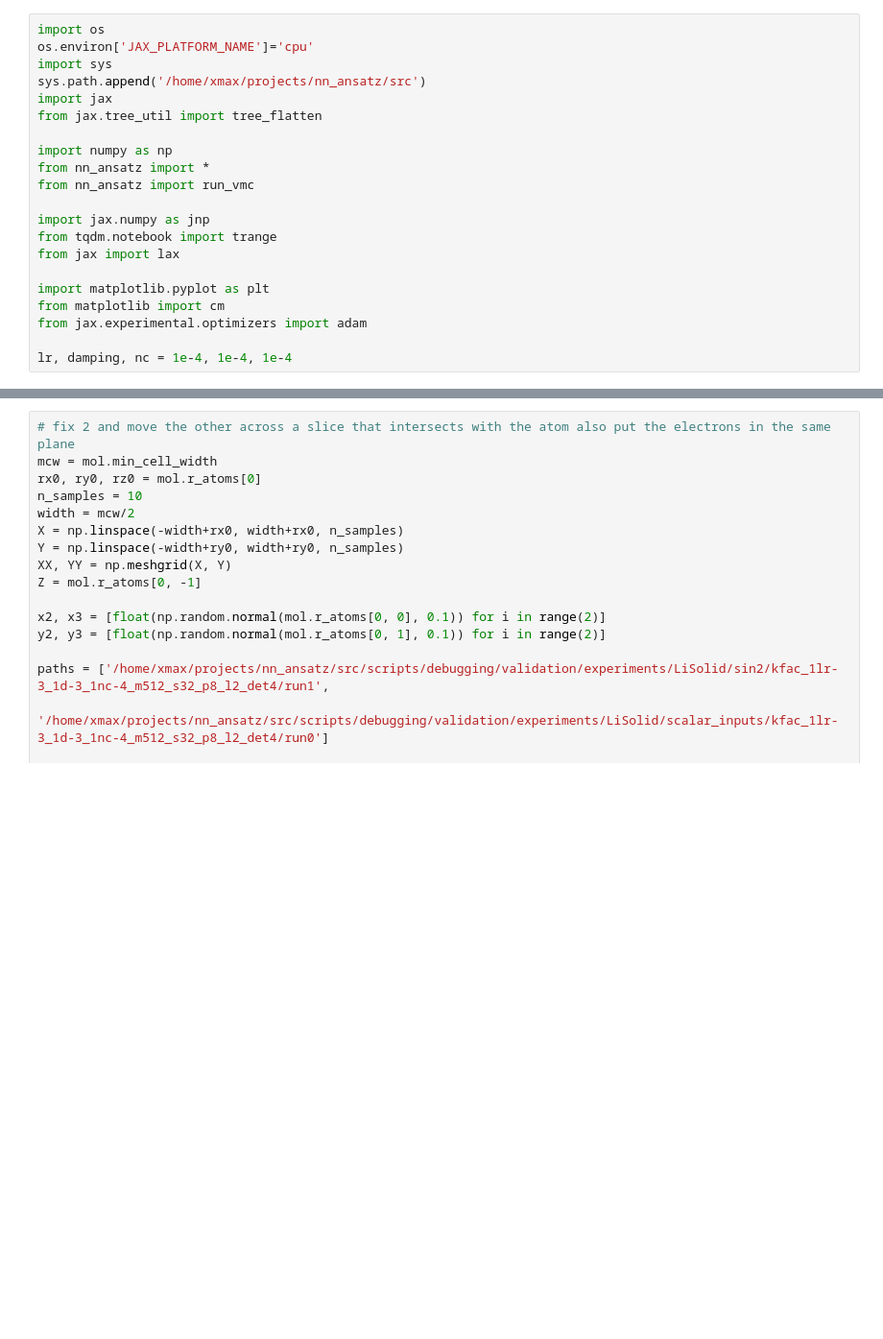
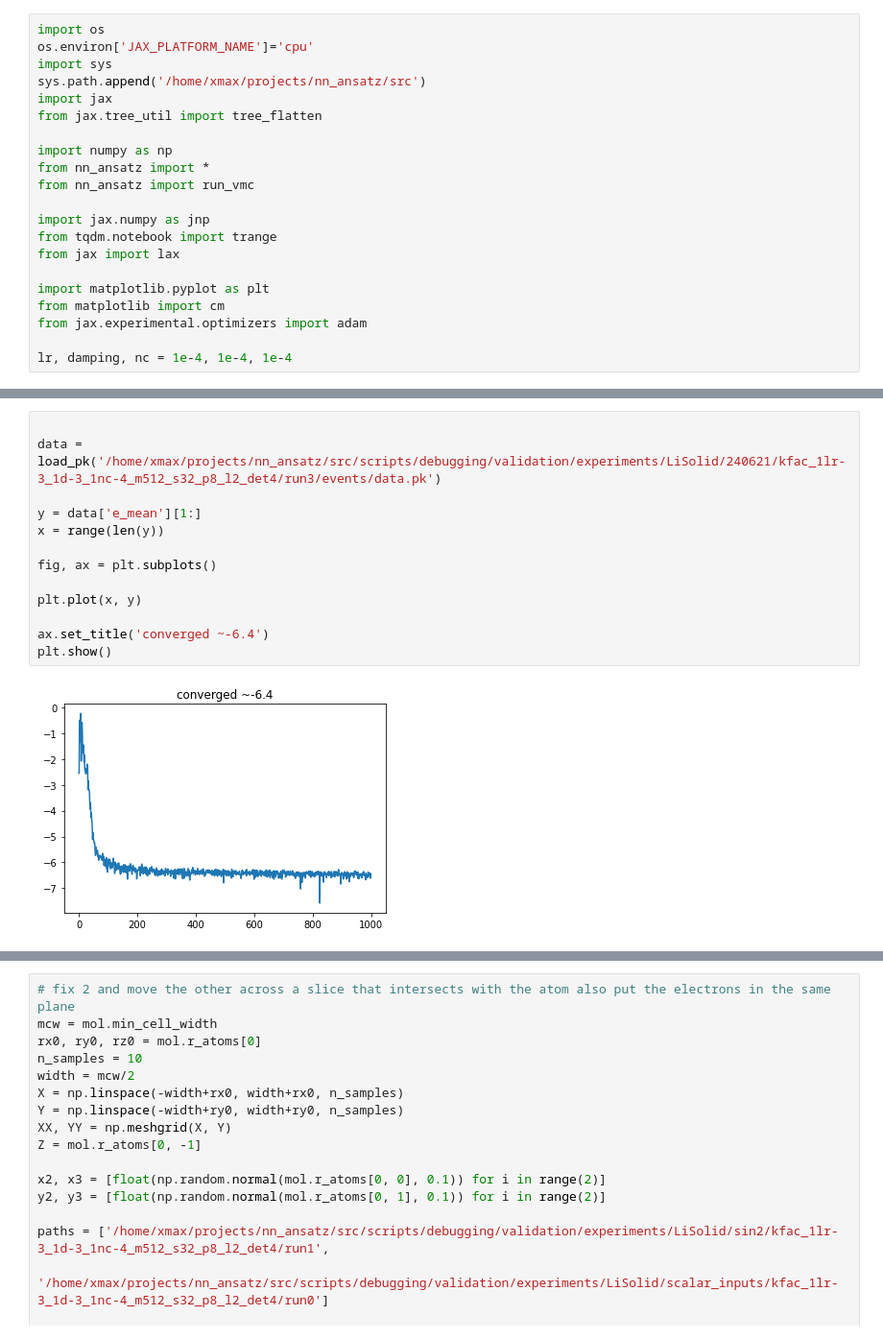
Before and after one commit to xmax1/nn_ansatz, a Jupyter notebook: src/scripts/debugging/validation/180621_dep.ipynb, the cells around one changed output, grey strips where cells are left out. Shown at 96% size. Cells and saved outputs as stored; diff of their text form; blank space fills up the shorter version.

```diff
--- a/src/scripts/debugging/validation/180621.ipynb
+++ b/src/scripts/debugging/validation/180621_dep.ipynb
@@ -29,3 +106,18 @@ def save_pk(x, path):
+# %%
+
+data = load_pk('/home/xmax/projects/nn_ansatz/src/scripts/debugging/validation/experiments/LiSolid/240621/kfac_1lr-3_1d-3_1nc-4_m512_s32_p8_l2_det4/run3/events/data.pk')
+
+y = data['e_mean'][1:]
+x = range(len(y))
+
+fig, ax = plt.subplots()
+
+plt.plot(x, y)
+
+ax.set_title('converged ~-6.4')
+plt.show()
+# %% [output]
+[figure, added]
 # %%
 cfg = setup(system='LiSolid',
                n_pre_it=501,
```
Also changed, not shown: parts of 5 cells of this notebook, 11 other files.
